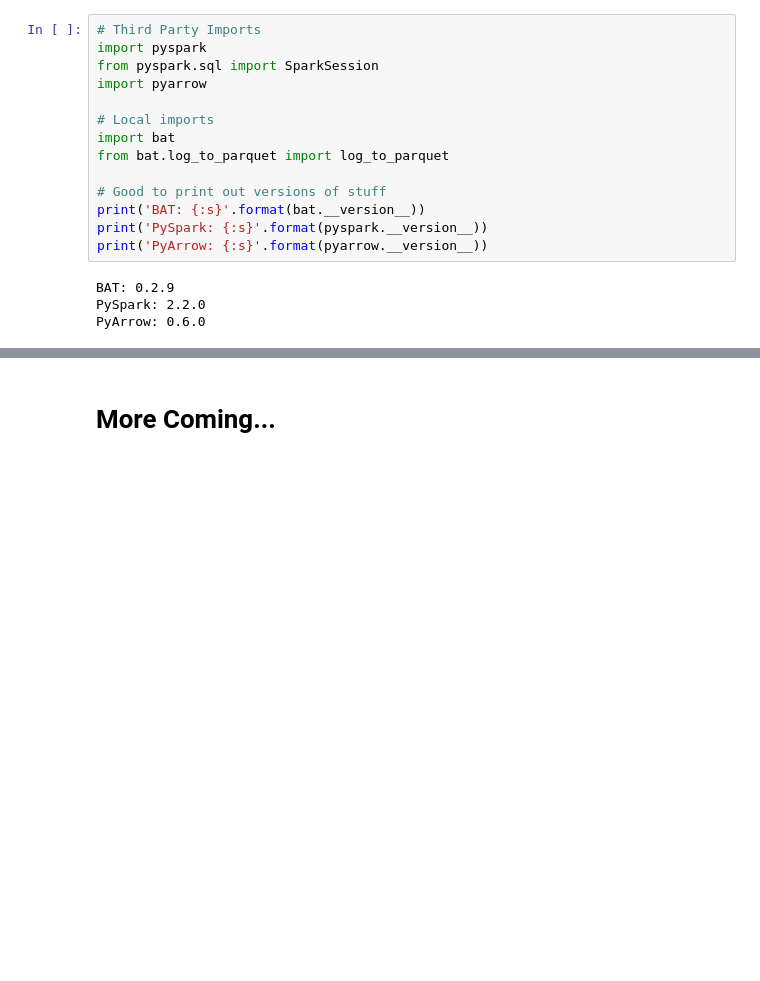
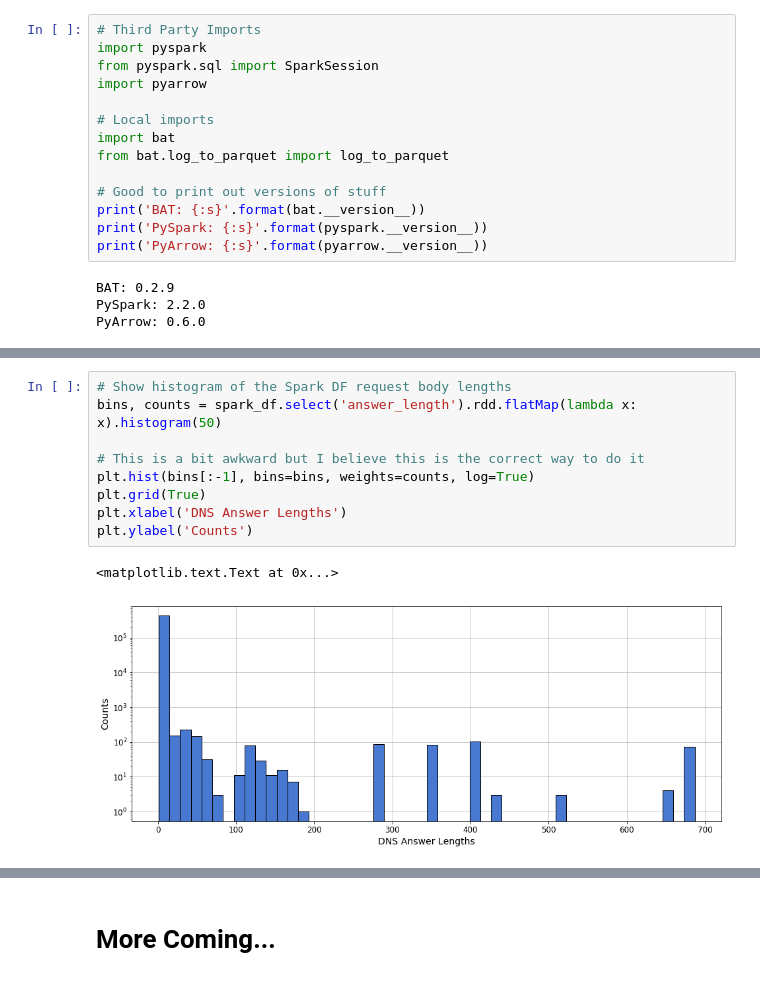
Before and after one commit to SuperCowPowers/zat, a Jupyter notebook: notebooks/Spark_Clustering.ipynb, the cells around one changed output, grey strips where cells are left out. Cells and saved outputs as stored; diff of their text form; blank space fills up the shorter version.

```diff
--- a/notebooks/Spark_Clustering.ipynb
+++ b/notebooks/Spark_Clustering.ipynb
@@ -109,0 +135,12 @@ Spark has a powerful SQL engine as well as a Machine Learning library. So now th
+# %%
+# Show histogram of the Spark DF request body lengths
+bins, counts = spark_df.select('answer_length').rdd.flatMap(lambda x: x).histogram(50)
+
+# This is a bit awkward but I believe this is the correct way to do it
+plt.hist(bins[:-1], bins=bins, weights=counts, log=True)
+plt.grid(True)
+plt.xlabel('DNS Answer Lengths')
+plt.ylabel('Counts')
+# %% [output]
+<matplotlib.text.Text at 0x...>
+[figure, added]
```
Also changed, not shown: parts of 13 cells of this notebook, 1 other file.
